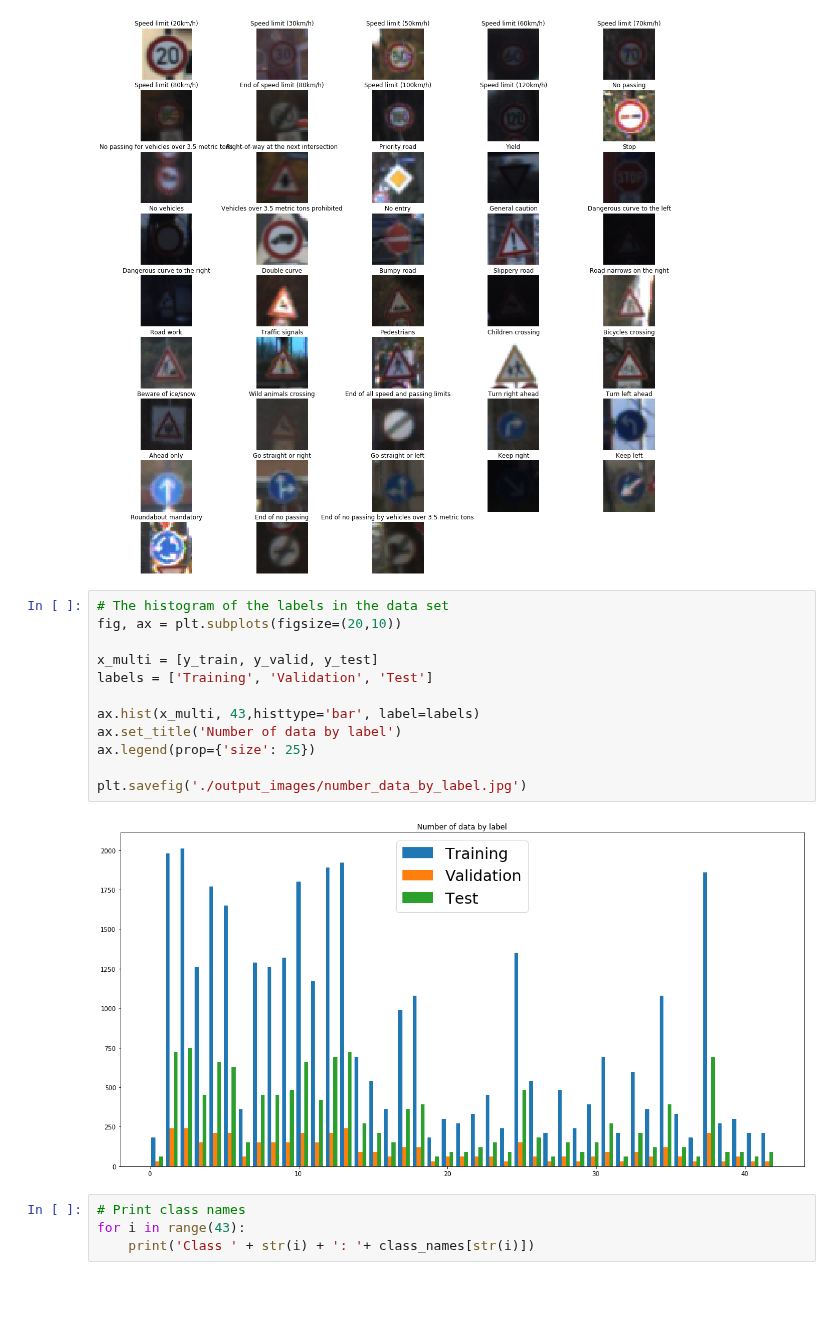
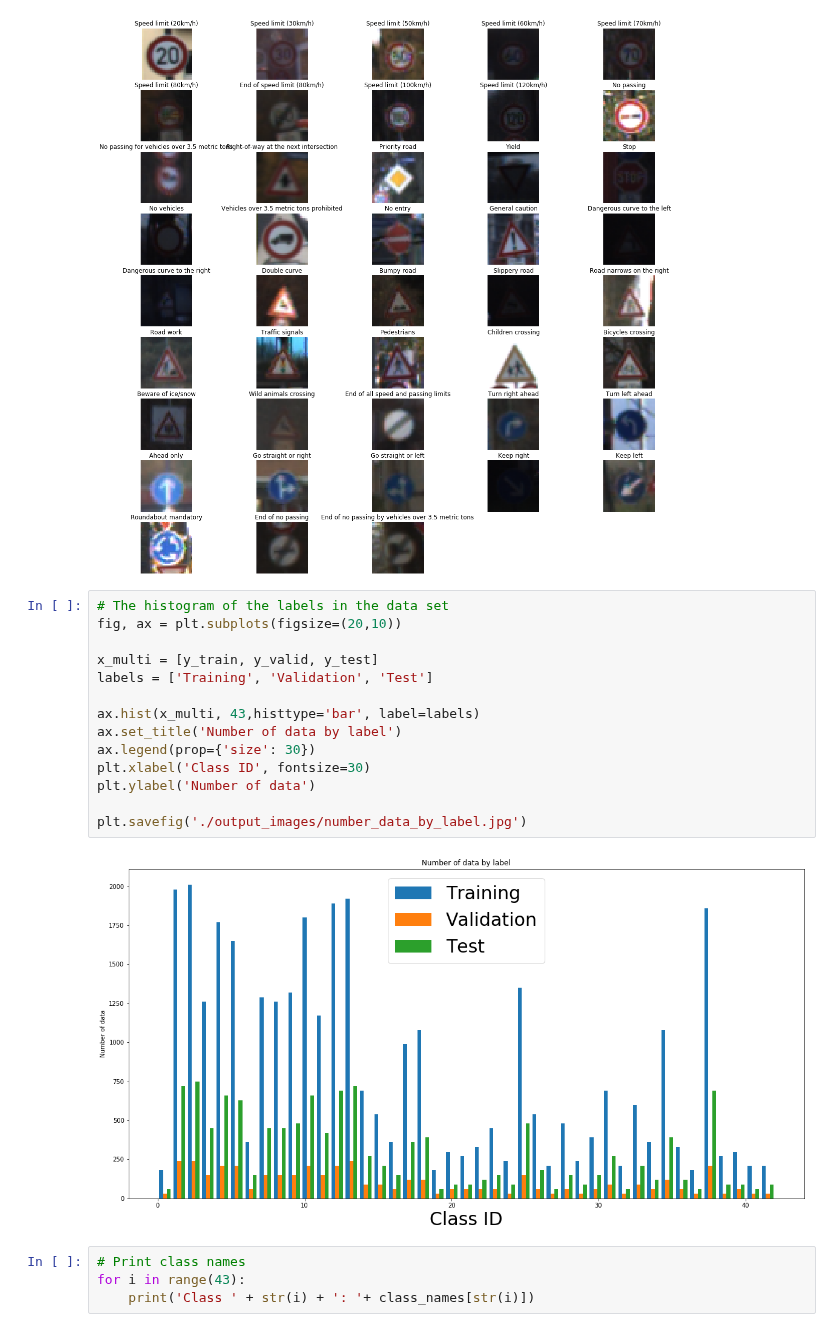
Before and after one commit to kamiarkordari/CarND-Traffic-Sign-Classifier, a Jupyter notebook: Traffic_Sign_Classifier.ipynb, the cells around one changed output. Drawn from its saved outputs; the diff is of its cells as text; blank space fills up the shorter version.

Commit message:
docs: fix the numberof data by class id chart

```diff
--- a/Traffic_Sign_Classifier.ipynb
+++ b/Traffic_Sign_Classifier.ipynb
@@ -120,17 +118,19 @@ plt.savefig('./output_images/data_exploration_signs.jpg')
 # %%
 # The histogram of the labels in the data set
 fig, ax = plt.subplots(figsize=(20,10))
 
 x_multi = [y_train, y_valid, y_test]
 labels = ['Training', 'Validation', 'Test']
 
 ax.hist(x_multi, 43,histtype='bar', label=labels)
 ax.set_title('Number of data by label')
-ax.legend(prop={'size': 25})
+ax.legend(prop={'size': 30})
+plt.xlabel('Class ID', fontsize=30)
+plt.ylabel('Number of data')
 
 plt.savefig('./output_images/number_data_by_label.jpg')
 # %% [output]
-[figure, old version]
+[figure, new version]
 # %%
 # Print class names
 for i in range(43):
```
Also changed, not shown: parts of 2 cells of this notebook, 1 other file.
